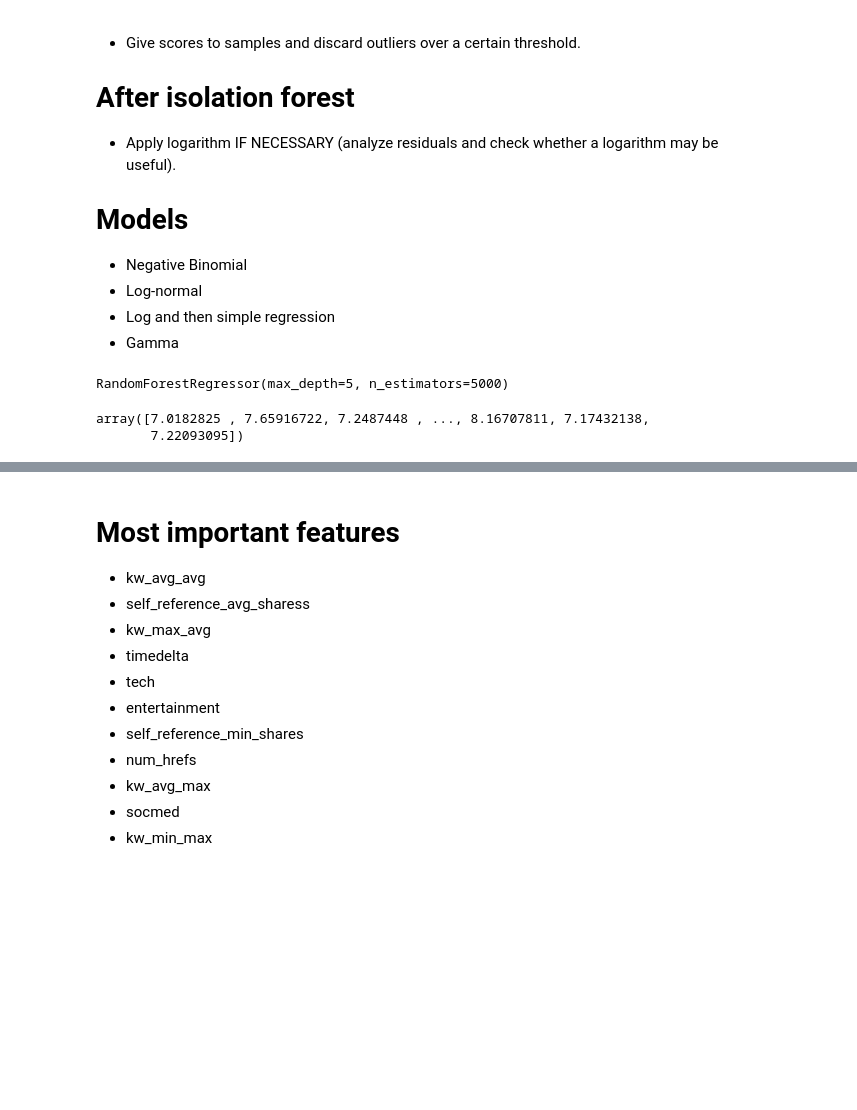
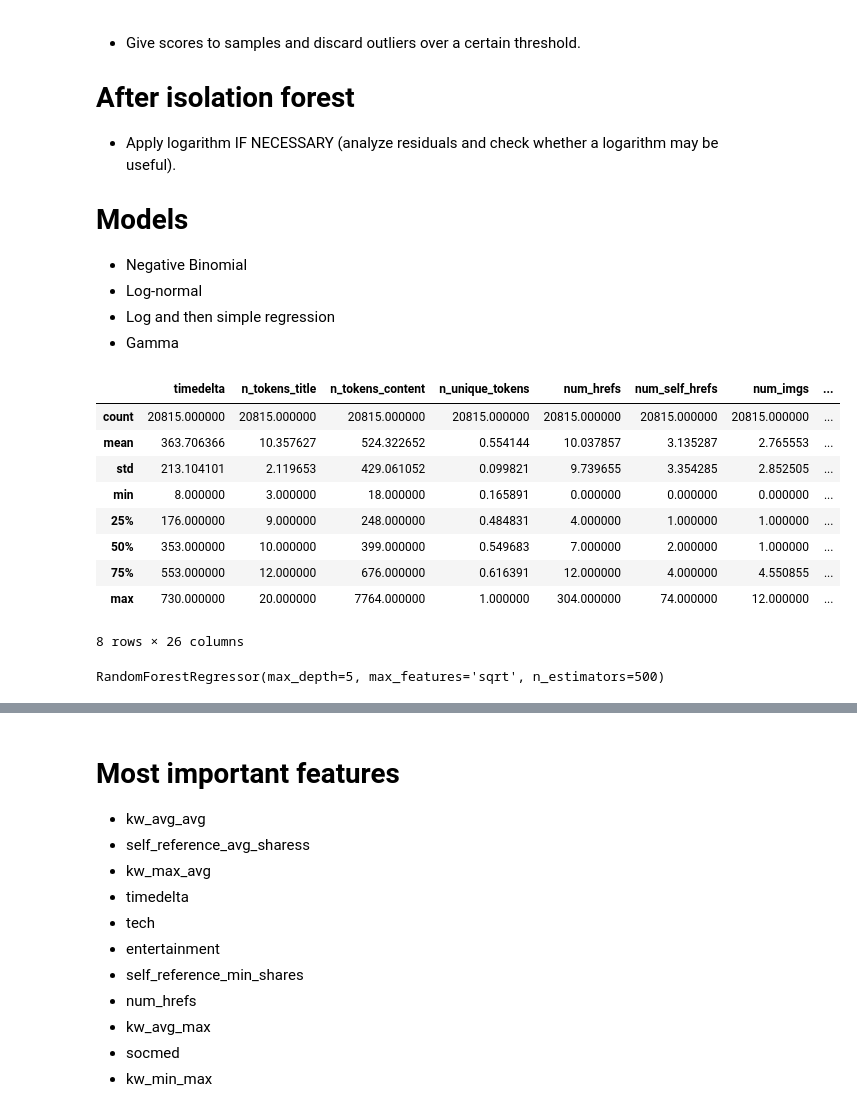
Before and after one commit to Mattizza/DSL-Online-News-Popularity, a Jupyter notebook: giugno.ipynb, the cells around one changed output, grey strips where cells are left out. Drawn from its saved outputs; the diff is of its cells as text; code cells hidden in the pictures; blank space fills up the shorter version.

```diff
--- a/giugno.ipynb
+++ b/giugno.ipynb
@@ -278,3 +433,18 @@ _ = pre.apply_one_hot(column = 'weekday')
+# %%
+df = pre.get_dataframe()
+# %%
+df.describe()
+# %% [output]
+|  | timedelta | n_tokens_title | n_tokens_content | n_unique_tokens | num_hrefs | num_self_hrefs | num_imgs | ... |
+| count | 20815.000000 | 20815.000000 | 20815.000000 | 20815.000000 | 20815.000000 | 20815.000000 | 20815.000000 | ... |
+| mean | 363.706366 | 10.357627 | 524.322652 | 0.554144 | 10.037857 | 3.135287 | 2.765553 | ... |
+| std | 213.104101 | 2.119653 | 429.061052 | 0.099821 | 9.739655 | 3.354285 | 2.852505 | ... |
+| min | 8.000000 | 3.000000 | 18.000000 | 0.165891 | 0.000000 | 0.000000 | 0.000000 | ... |
+| 25% | 176.000000 | 9.000000 | 248.000000 | 0.484831 | 4.000000 | 1.000000 | 1.000000 | ... |
+| 50% | 353.000000 | 10.000000 | 399.000000 | 0.549683 | 7.000000 | 2.000000 | 1.000000 | ... |
+| 75% | 553.000000 | 12.000000 | 676.000000 | 0.616391 | 12.000000 | 4.000000 | 4.550855 | ... |
+| max | 730.000000 | 20.000000 | 7764.000000 | 1.000000 | 304.000000 | 74.000000 | 12.000000 | ... |
+8 rows × 26 columns
 # %%
 df = pre.get_dataframe()
 # scores = pre.isolate()
@@ -282,8 +452,8 @@ df = pre.get_dataframe()
 # %%
 from sklearn.ensemble import RandomForestRegressor
 
-regr = RandomForestRegressor(n_estimators = 5000, max_depth = 5)
-regr.fit(df.drop(['shares', 'url', 'popular'], axis = 1), np.log(df['shares']))
+regr = RandomForestRegressor(n_estimators = 500, max_depth = 5, max_features = 'sqrt')
+regr.fit(df.drop('shares', axis = 1), np.log(df['shares']))
 # %% [output]
-RandomForestRegressor(max_depth=5, n_estimators=5000)
+RandomForestRegressor(max_depth=5, max_features='sqrt', n_estimators=500)
 # %%
@@ -291,8 +461,3 @@ pred = regr.predict(df.drop(['shares', 'url', 'popular'], axis = 1))
-# %%
-pred
-# %% [output]
-array([7.0182825 , 7.65916722, 7.2487448 , ..., 8.16707811, 7.17432138,
-       7.22093095])
 # %%
 np.sqrt(mean_squared_error(np.exp(pred), df['shares']))
 # %% [output]
```
Also changed, not shown: parts of 13 cells of this notebook, 2 other files.
